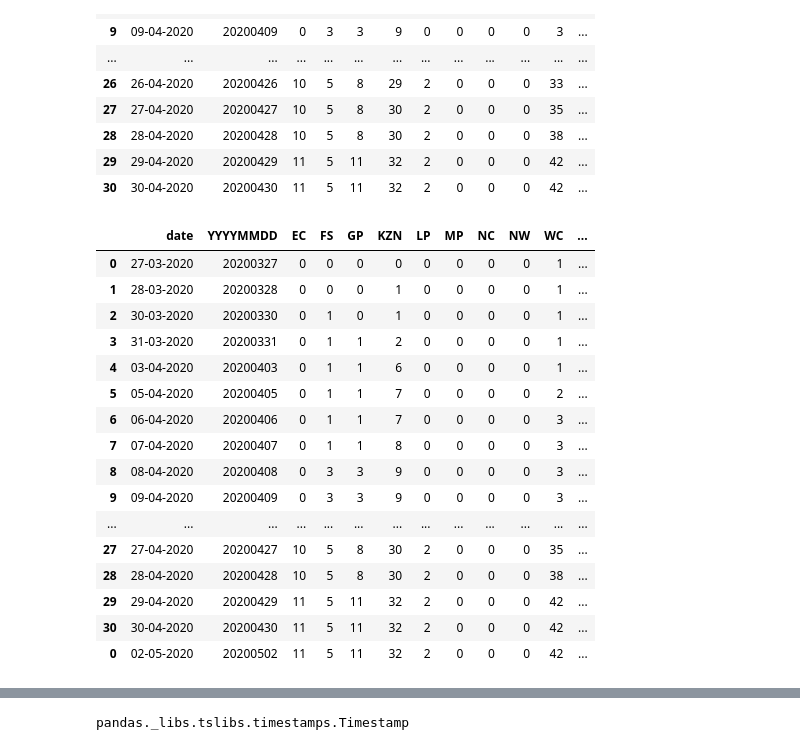
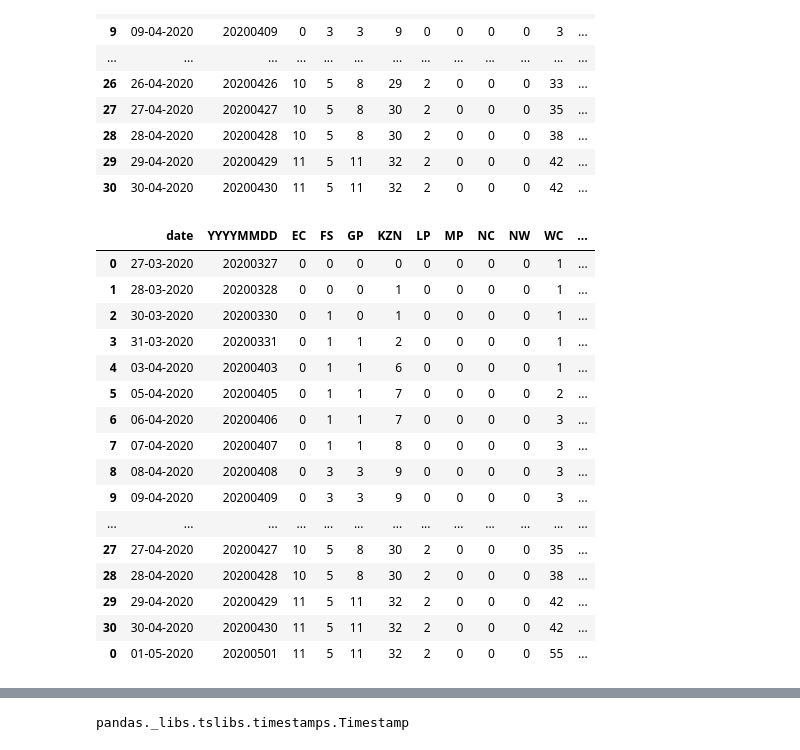
Before and after one commit to SimonRosen173/Covid19SAData, a Jupyter notebook: alt_notebooks/Contrib_Data.ipynb, the cells around one changed output, grey strips where cells are left out. Drawn from its saved outputs; the diff is of its cells as text; code cells hidden in the pictures.

Commit message:
Data updated

```diff
--- a/alt_notebooks/Contrib_Data.ipynb
+++ b/alt_notebooks/Contrib_Data.ipynb
@@ -89,24 +89,24 @@ def add_to_data(orig_data, add_data, date):
     new_data = pd.concat([orig_data, add_data_piv], axis = 0)
     return new_data
 # %%
-add_data = pd.read_csv('data/tot_deaths_provinces.csv')
-new_data = add_to_data(orig_data, add_data, '02-05-2020')
+add_data = pd.read_csv('data/tot_deaths_provinces_01.csv')
+new_data = add_to_data(orig_data, add_data, '01-05-2020')
 new_data
 # %% [output]
 |  | date | YYYYMMDD | EC | FS | GP | KZN | LP | MP | NC | NW | WC | ... |
 | 0 | 27-03-2020 | 20200327 | 0 | 0 | 0 | 0 | 0 | 0 | 0 | 0 | 1 | ... |
 | 1 | 28-03-2020 | 20200328 | 0 | 0 | 0 | 1 | 0 | 0 | 0 | 0 | 1 | ... |
 | 2 | 30-03-2020 | 20200330 | 0 | 1 | 0 | 1 | 0 | 0 | 0 | 0 | 1 | ... |
 | 3 | 31-03-2020 | 20200331 | 0 | 1 | 1 | 2 | 0 | 0 | 0 | 0 | 1 | ... |
 | 4 | 03-04-2020 | 20200403 | 0 | 1 | 1 | 6 | 0 | 0 | 0 | 0 | 1 | ... |
 | 5 | 05-04-2020 | 20200405 | 0 | 1 | 1 | 7 | 0 | 0 | 0 | 0 | 2 | ... |
 | 6 | 06-04-2020 | 20200406 | 0 | 1 | 1 | 7 | 0 | 0 | 0 | 0 | 3 | ... |
 | 7 | 07-04-2020 | 20200407 | 0 | 1 | 1 | 8 | 0 | 0 | 0 | 0 | 3 | ... |
 | 8 | 08-04-2020 | 20200408 | 0 | 3 | 3 | 9 | 0 | 0 | 0 | 0 | 3 | ... |
 | 9 | 09-04-2020 | 20200409 | 0 | 3 | 3 | 9 | 0 | 0 | 0 | 0 | 3 | ... |
 | ... | ... | ... | ... | ... | ... | ... | ... | ... | ... | ... | ... | ... |
 | 27 | 27-04-2020 | 20200427 | 10 | 5 | 8 | 30 | 2 | 0 | 0 | 0 | 35 | ... |
 | 28 | 28-04-2020 | 20200428 | 10 | 5 | 8 | 30 | 2 | 0 | 0 | 0 | 38 | ... |
 | 29 | 29-04-2020 | 20200429 | 11 | 5 | 11 | 32 | 2 | 0 | 0 | 0 | 42 | ... |
 | 30 | 30-04-2020 | 20200430 | 11 | 5 | 11 | 32 | 2 | 0 | 0 | 0 | 42 | ... |
-| 0 | 02-05-2020 | 20200502 | 11 | 5 | 11 | 32 | 2 | 0 | 0 | 0 | 42 | ... |
+| 0 | 01-05-2020 | 20200501 | 11 | 5 | 11 | 32 | 2 | 0 | 0 | 0 | 55 | ... |
```
Also changed, not shown: parts of 3 cells of this notebook, 35 other files.
